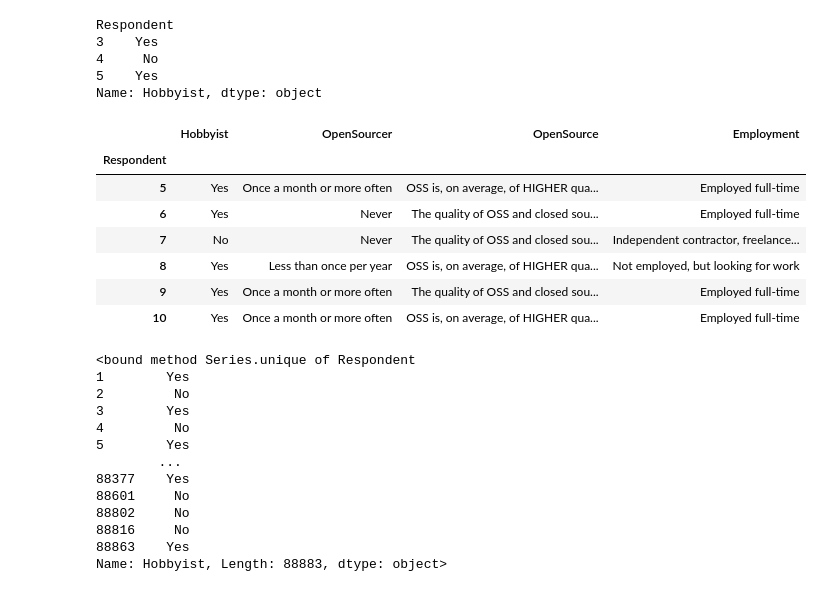
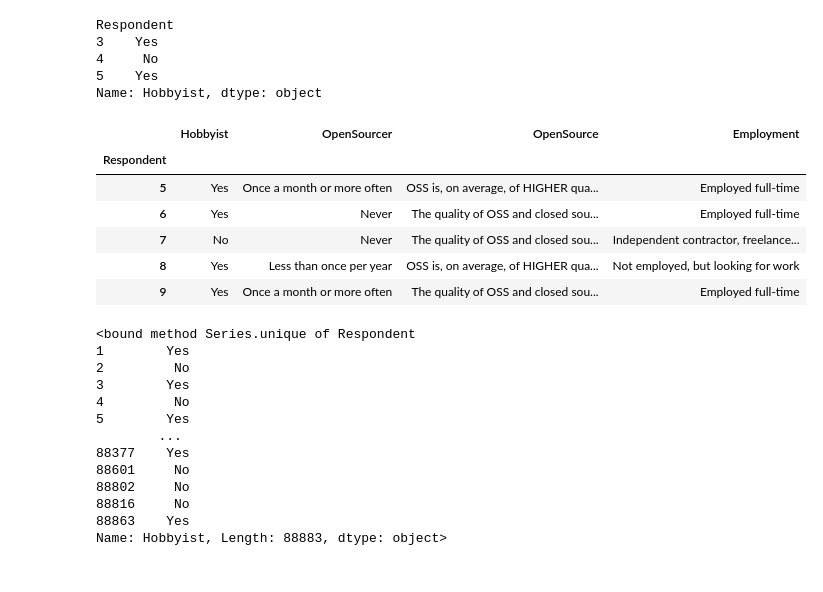
Before and after one commit to HeetBhatt18/PANDAS, a Jupyter notebook: pandas.ipynb, the cells around one changed output. Saved outputs shown, nothing was run; the diff lists cells and outputs as text; code cells hidden in the pictures.

```diff
--- a/pandas.ipynb
+++ b/pandas.ipynb
@@ -120,16 +120,15 @@ Respondent
 5    Yes
 Name: Hobbyist, dtype: object
 # %%
-df.loc[5:10, 'Hobbyist':'Employment']
+df.loc[5:9, 'Hobbyist':'Employment']
 # %% [output]
 |  | Hobbyist | OpenSourcer | OpenSource | Employment |
 | Respondent |  |  |  |  |
 | 5 | Yes | Once a month or more often | OSS is, on average, of HIGHER qua... | Employed full-time |
 | 6 | Yes | Never | The quality of OSS and closed sou... | Employed full-time |
 | 7 | No | Never | The quality of OSS and closed sou... | Independent contractor, freelance... |
 | 8 | Yes | Less than once per year | OSS is, on average, of HIGHER qua... | Not employed, but looking for work |
 | 9 | Yes | Once a month or more often | The quality of OSS and closed sou... | Employed full-time |
-| 10 | Yes | Once a month or more often | OSS is, on average, of HIGHER qua... | Employed full-time |
 # %%
 df['Hobbyist'].unique
 # %% [output]
```
